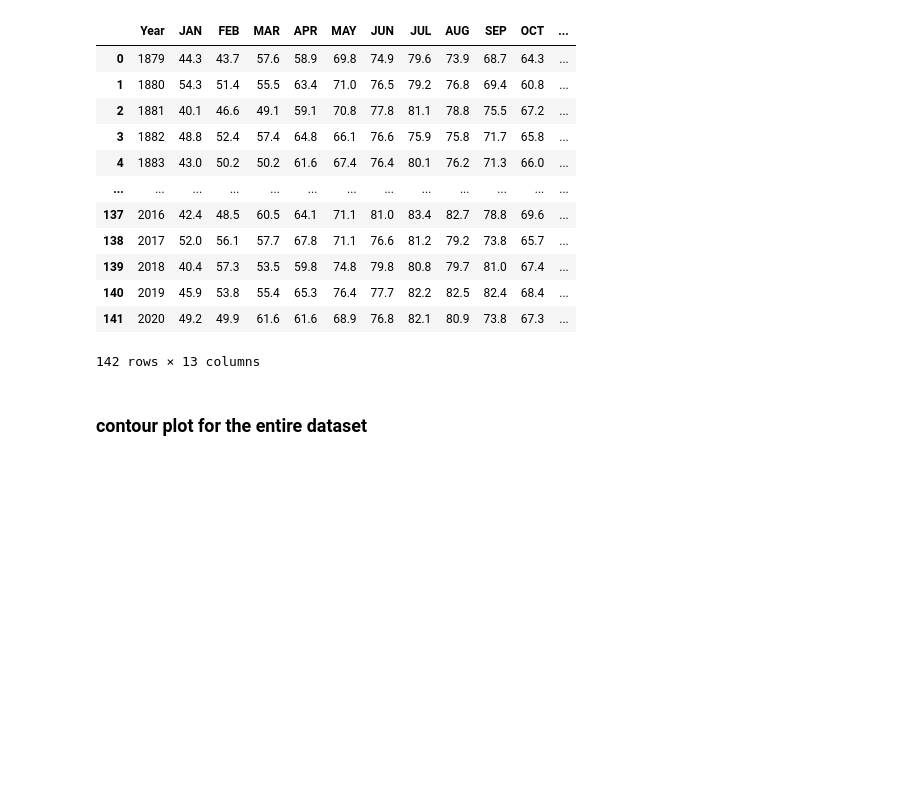
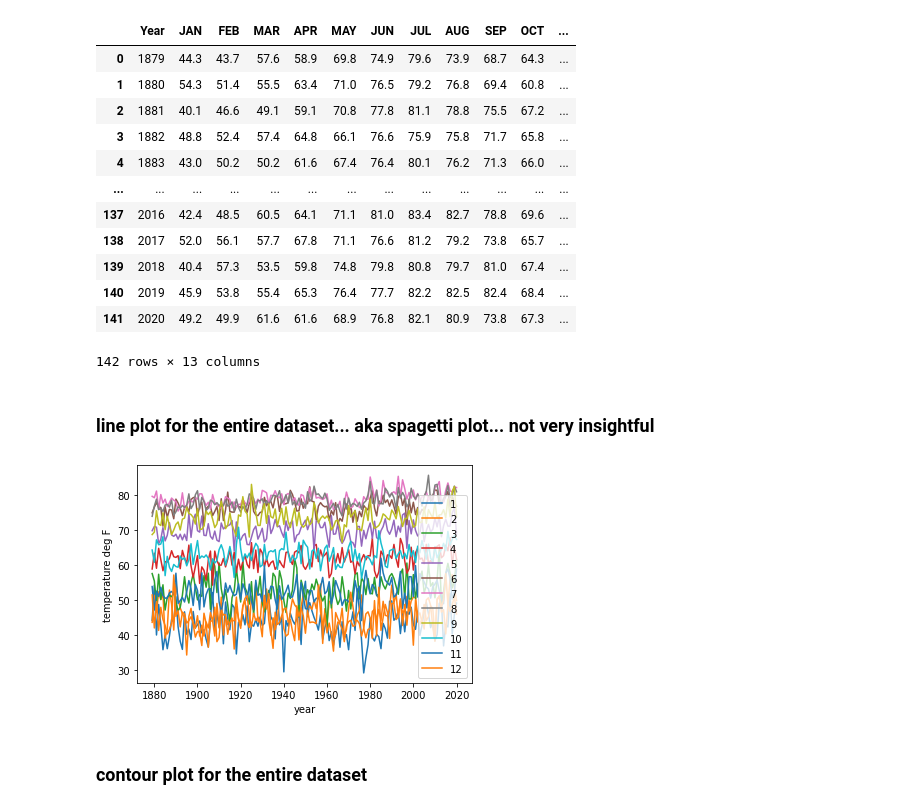
Before and after one commit to eas2655-taka/python_scripts, a Jupyter notebook: F2021/Week2_exercise.ipynb, the cells around one changed output. Cells and saved outputs as stored; diff of their text form; code cells hidden in the pictures; blank space fills up the shorter version.

```diff
--- a/F2021/Week2_exercise.ipynb
+++ b/F2021/Week2_exercise.ipynb
@@ -26,6 +26,19 @@ df
 | 140 | 2019 | 45.9 | 53.8 | 55.4 | 65.3 | 76.4 | 77.7 | 82.2 | 82.5 | 82.4 | 68.4 | ... |
 | 141 | 2020 | 49.2 | 49.9 | 61.6 | 61.6 | 68.9 | 76.8 | 82.1 | 80.9 | 73.8 | 67.3 | ... |
 142 rows × 13 columns
+# %% [markdown]
+### line plot for the entire dataset... aka spagetti plot... not very insightful
+# %%
+atlanta_temperature=df.to_numpy()
+year=atlanta_temperature[:,0]
+temp=atlanta_temperature[:,1:13:1]
+plt.plot(year,temp)
+plt.xlabel('year')
+plt.ylabel('temperature deg F')
+plt.legend(range(1,13,1))
+plt.show()
+# %% [output]
+[figure, added]
 # %% [markdown]
 ### contour plot for the entire dataset
 # %%
```
Also changed, not shown: parts of 9 cells of this notebook.
